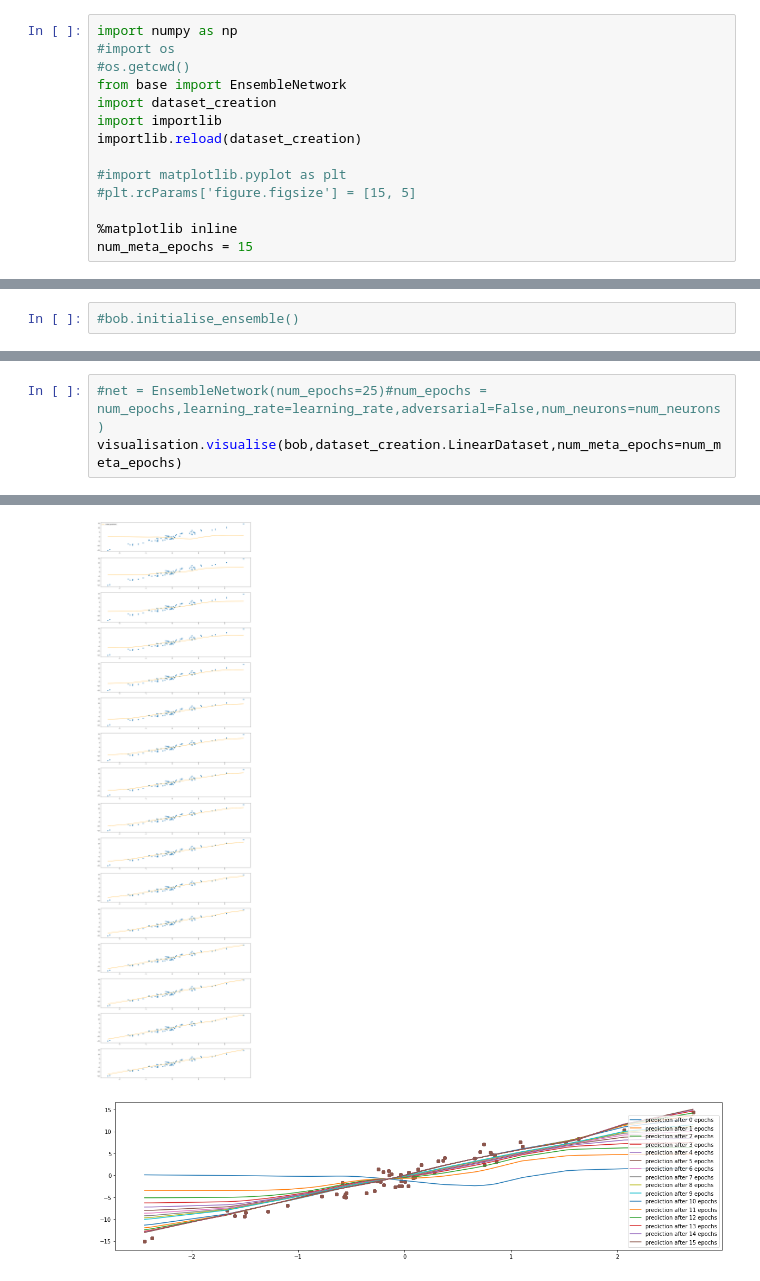
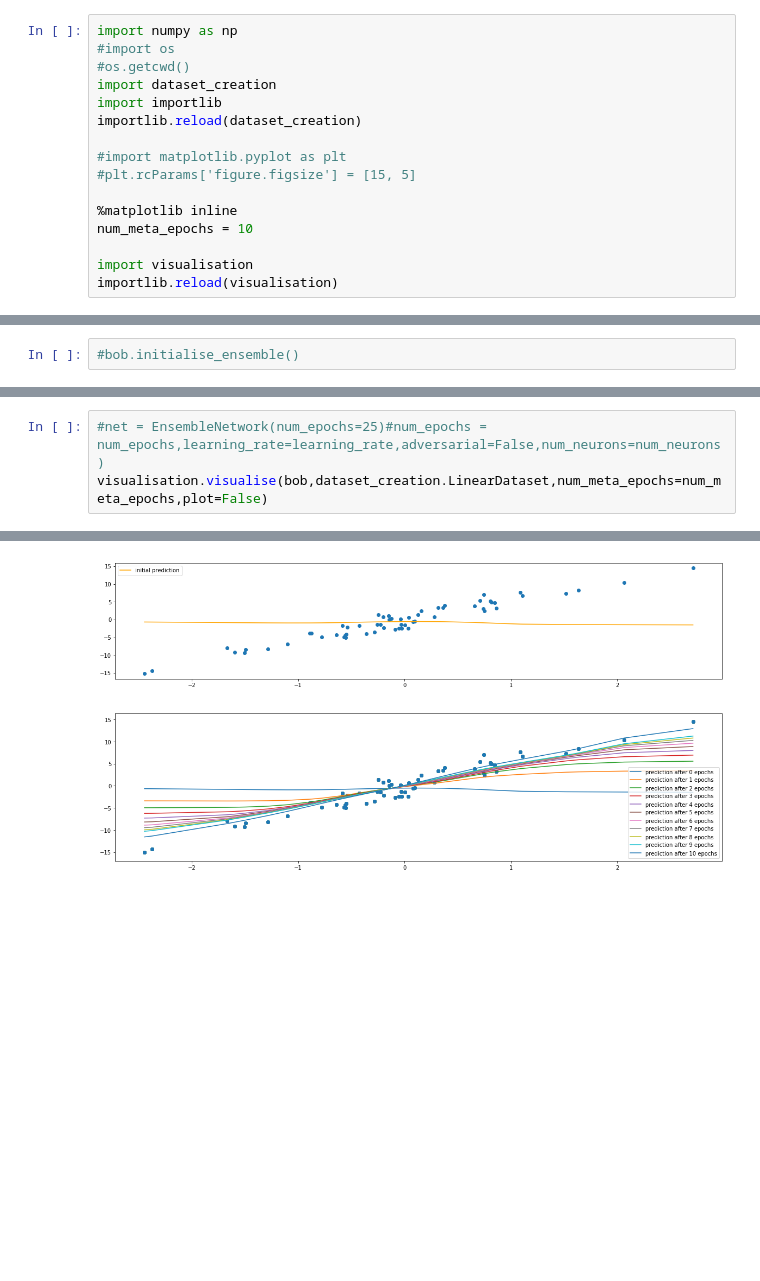
Before and after one commit to wooohoooo/Master-Thesis, a Jupyter notebook: new_version/ensembles.ipynb, the cells around one changed output, grey strips where cells are left out. Cells and saved outputs as stored; diff of their text form; blank space fills up the shorter version.

Commit message:
ensembles now life in ensembles.py

```diff
--- a/new_version/ensembles.ipynb
+++ b/new_version/ensembles.ipynb
@@ -4,7 +4,6 @@
 import numpy as np
 #import os
 #os.getcwd()
-from base import EnsembleNetwork
 import dataset_creation
 import importlib
 importlib.reload(dataset_creation)
@@ -13,4 +12,7 @@ importlib.reload(dataset_creation)
 #plt.rcParams['figure.figsize'] = [15, 5]
 
 %matplotlib inline
-num_meta_epochs = 15
+num_meta_epochs = 10
+
+import visualisation
+importlib.reload(visualisation)
@@ -218,6 +77,6 @@ importlib.reload(visualisation)
 # %%
 #net = EnsembleNetwork(num_epochs=25)#num_epochs = num_epochs,learning_rate=learning_rate,adversarial=False,num_neurons=num_neurons)
-visualisation.visualise(bob,dataset_creation.LinearDataset,num_meta_epochs=num_meta_epochs)
+visualisation.visualise(bob,dataset_creation.LinearDataset,num_meta_epochs=num_meta_epochs,plot=False)
 # %% [output]
 INFO:tensorflow:Restoring parameters from checkpoints/copynetworkcheckpoint_0
 INFO:tensorflow:Restoring parameters from checkpoints/copynetworkcheckpoint_0
@@ -240,2 +99,2 @@ INFO:tensorflow:Restoring parameters from checkpoints/copynetwork_checkpoint_15
-[figure, old version]
+[figure, new version]
-[figure, old version]
+[figure, new version]
```
Also changed, not shown: parts of 19 cells of this notebook, 8 other files.
